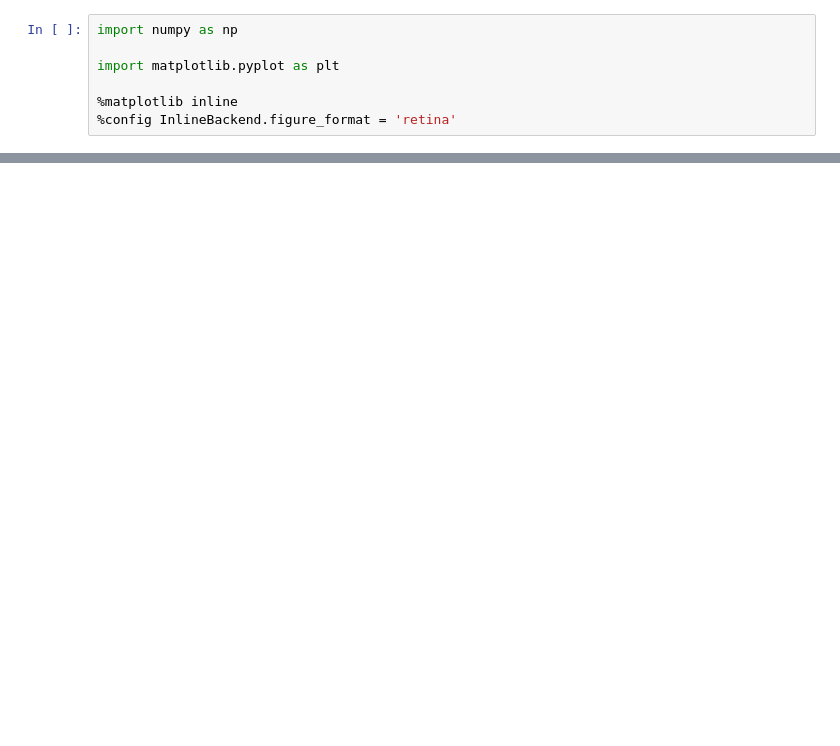
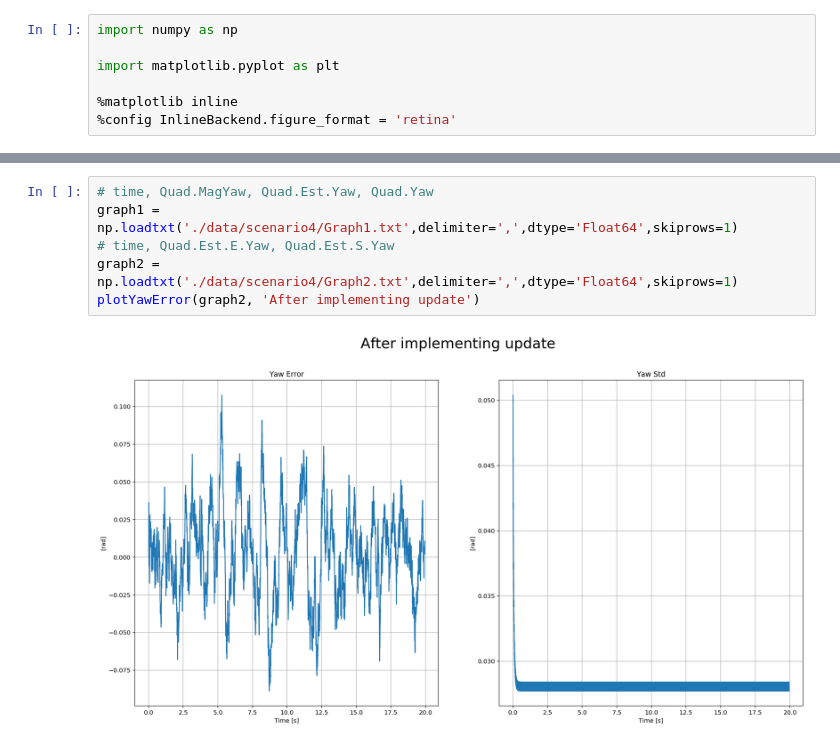
Before and after one commit to darienmt/FCND-Term1-P4-3D-Estimation, a Jupyter notebook: visualizations/Step 4 Magnetometer Update.ipynb, the cells around one changed output, grey strips where cells are left out. Drawn from its saved outputs; the diff is of its cells as text; blank space fills up the shorter version.

Commit message:
Scenario 4 mag update

```diff
--- a/visualizations/Step 4 Magnetometer Update.ipynb
+++ b/visualizations/Step 4 Magnetometer Update.ipynb
@@ -31,0 +34,8 @@ plotYawError(no_code_graph2, 'Widthout mofifications')
+# %%
+# time, Quad.MagYaw, Quad.Est.Yaw, Quad.Yaw
+graph1 = np.loadtxt('./data/scenario4/Graph1.txt',delimiter=',',dtype='Float64',skiprows=1)
+# time, Quad.Est.E.Yaw, Quad.Est.S.Yaw
+graph2 = np.loadtxt('./data/scenario4/Graph2.txt',delimiter=',',dtype='Float64',skiprows=1)
+plotYawError(graph2, 'After implementing update')
+# %% [output]
+[figure, added]
```
Also changed, not shown: parts of 2 cells of this notebook, 7 other files.
